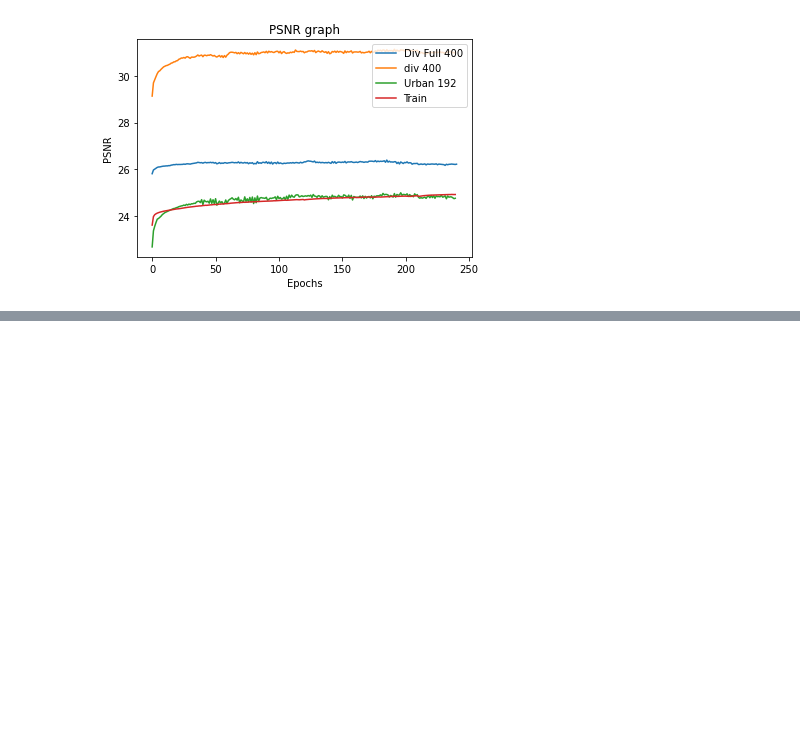
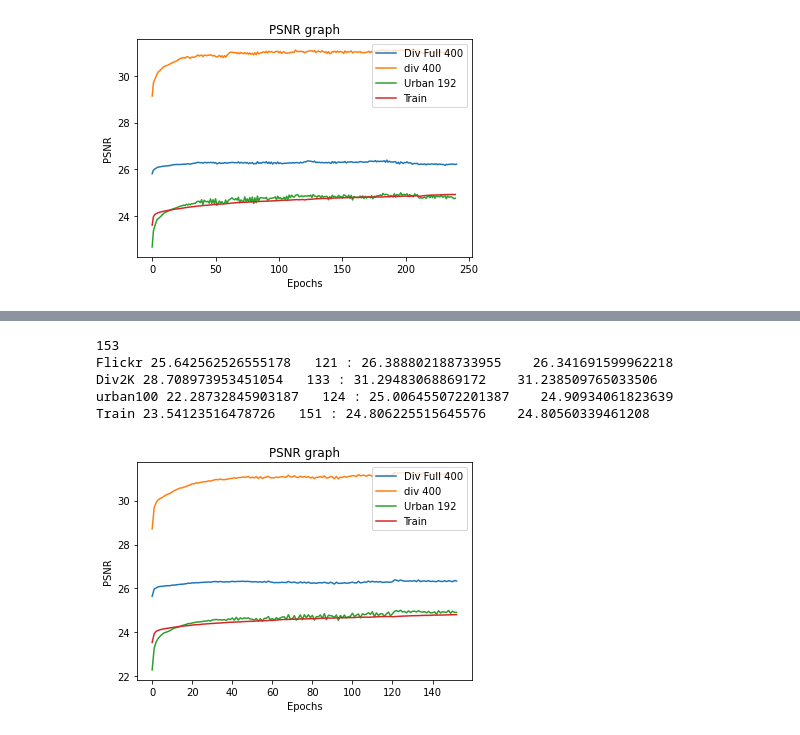
Before and after one commit to Shrsh/Super_Resolution_Networks, a Jupyter notebook: Graphs.ipynb, the cells around one changed output, grey strips where cells are left out. Saved outputs shown, nothing was run; the diff lists cells and outputs as text; code cells hidden in the pictures; blank space fills up the shorter version.

```diff
--- a/Graphs.ipynb
+++ b/Graphs.ipynb
@@ -2885,0 +2927,41 @@ Train 23.608546859044136   236 : 24.92209948266199    24.919465025847632
+# %%
+# all blocks 3 x 3
+# negative_slope = 0.2
+# non linearity after conv5 in RDB
+# 64 feature maps
+# More Layers
+#Final Architecture
+path = "/home/harsh.shukla/SRCNN/GAN_results/PSNR_flickr.txt"
+dbfile = open(path, 'rb')
+db1 = pickle.load(dbfile)
+path = "/home/harsh.shukla/SRCNN/GAN_results/PSNR_div.txt"
+dbfile = open(path, 'rb')
+db2 = pickle.load(dbfile)
+path = "/home/harsh.shukla/SRCNN/GAN_results/PSNR_urban.txt"
+dbfile = open(path, 'rb')
+db3 = pickle.load(dbfile)
+
+path = "/home/harsh.shukla/SRCNN/GAN_results/Train.txt"
+dbfile = open(path, 'rb')
+db4 = pickle.load(dbfile)
+plt.plot(db1,label="Div Full 400")
+plt.plot(db2,label="div 400")
+plt.plot(db3,label="Urban 192")
+plt.plot(db4,label="Train")
+
+plt.title('PSNR graph')
+plt.ylabel('PSNR')
+plt.xlabel('Epochs')
+plt.legend()
+print(len(db1))
+print("Flickr",db1[0]," ",db1.index(max(db1)),":",max(db1),"  ",db1[-1])
+print("Div2K",db2[0]," ",db2.index(max(db2)),":",max(db2),"  ",db2[-1])
+print("urban100",db3[0]," ",db3.index(max(db3)),":",max(db3),"  ",db3[-1])
+print("Train",db4[0]," ",db4.index(max(db4)),":",max(db4),"  ",db4[-1])
+# %% [output]
+153
+Flickr 25.642562526555178   121 : 26.388802188733955    26.341691599962218
+Div2K 28.708973953451054   133 : 31.29483068869172    31.238509765033506
+urban100 22.28732845903187   124 : 25.006455072201387    24.90934061823639
+Train 23.54123516478726   151 : 24.806225515645576    24.80560339461208
+[figure, added]
```
Also changed, not shown: parts of 1 cell of this notebook, 30 other files.
